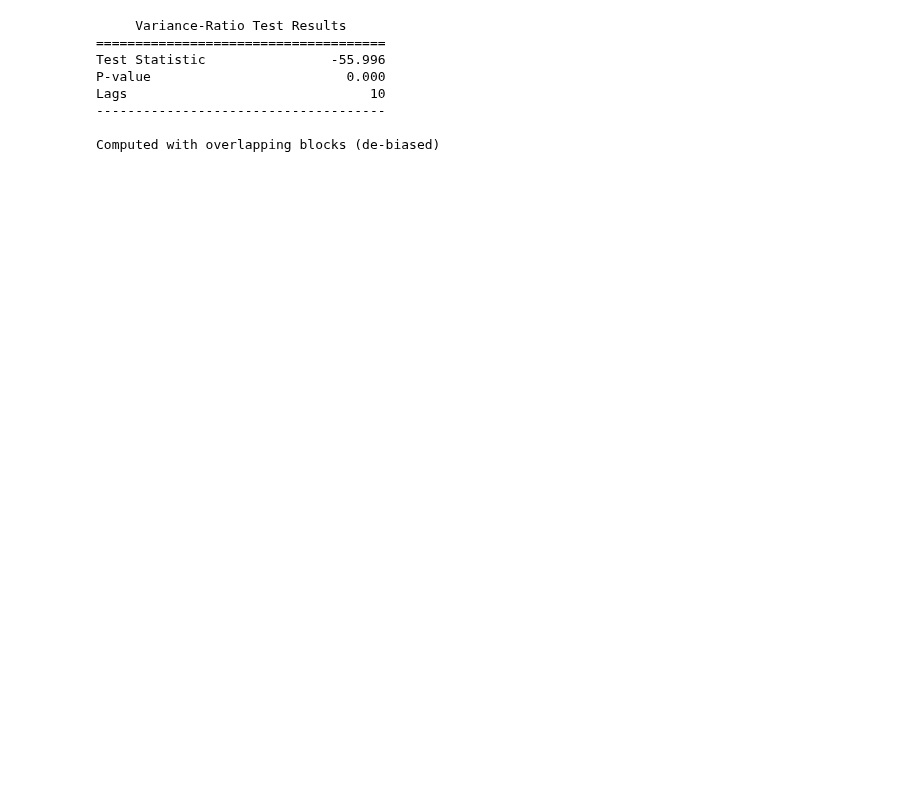
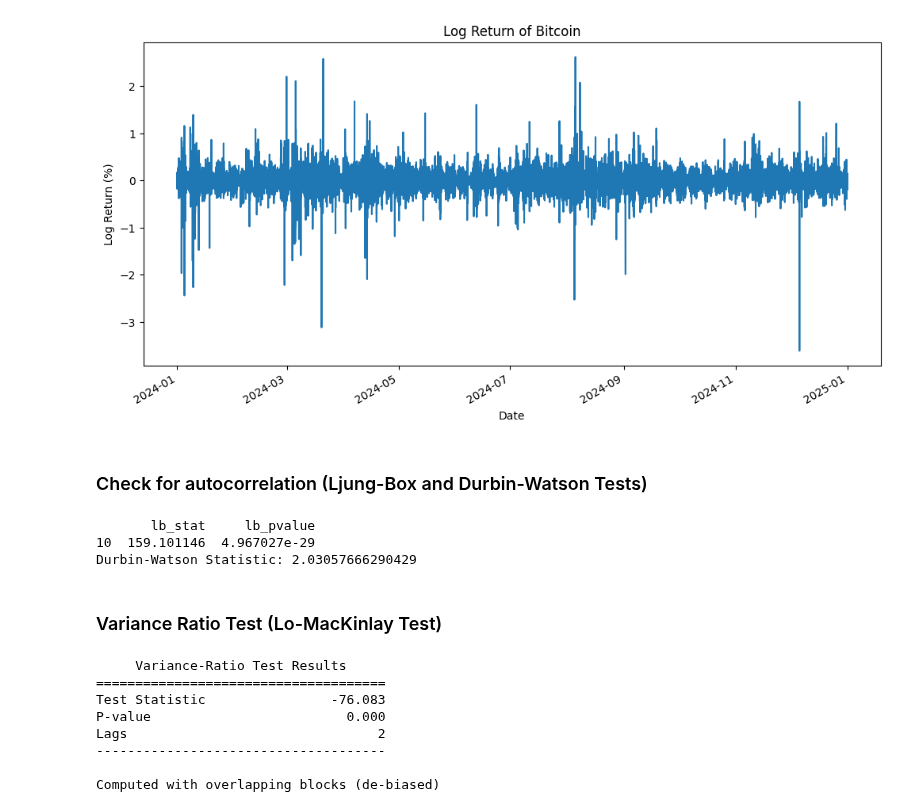
Before and after one commit to alexzheng123/EC331-project, a Jupyter notebook: EMH/Code/Tests.ipynb, the cells around one changed output. Cells and saved outputs as stored; diff of their text form; code cells hidden in the pictures; blank space fills up the shorter version.

```diff
--- a/EMH/Code/Tests.ipynb
+++ b/EMH/Code/Tests.ipynb
@@ -47,0 +39,26 @@ Z-statistic: -6.100731606740756, P-value: 1.0558406969121105e-09
+# %%
+plt.figure(figsize=(12,6))
+df['log_return'].plot()
+plt.title('Log Return of Bitcoin')
+plt.xlabel('Date')
+plt.ylabel('Log Return (%)')
+plt.show()
+# %% [output]
+[figure, added]
+# %% [markdown]
+### Check for autocorrelation (Ljung-Box and Durbin-Watson Tests)
+# %%
+from statsmodels.stats.diagnostic import acorr_ljungbox
+from statsmodels.stats.stattools import durbin_watson
+
+# Ljung-Box Test (for serial correlation)
+ljung_box_results = acorr_ljungbox(df['log_return'], lags=[10], return_df=True)
+print(ljung_box_results)
+
+# Durbin-Watson Test (for first-order autocorrelation)
+dw_statistic = durbin_watson(df['log_return'])
+print(f"Durbin-Watson Statistic: {dw_statistic}")
+# %% [output]
+       lb_stat     lb_pvalue
+10  159.101146  4.967027e-29
+Durbin-Watson Statistic: 2.03057666290429
@@ -48,16 +69,17 @@ Z-statistic: -6.100731606740756, P-value: 1.0558406969121105e-09
+# %% [markdown]
+### Variance Ratio Test (Lo-MacKinlay Test)
 # %%
-# Variance Ratio Test
 from arch.unitroot import VarianceRatio
 
-# Perform Variance Ratio Test
-vr_test = VarianceRatio(df['Returns'].dropna(), lags=10)
+# Apply Variance Ratio Test
+vr_test = VarianceRatio(df['log_return'], lags=2)
 print(vr_test.summary())
 # %% [output]
      Variance-Ratio Test Results
 =====================================
-Test Statistic                -55.996
+Test Statistic                -76.083
 P-value                         0.000
-Lags                               10
+Lags                                2
 -------------------------------------
 
 Computed with overlapping blocks (de-biased)
```
Also changed, not shown: parts of 20 cells of this notebook.
